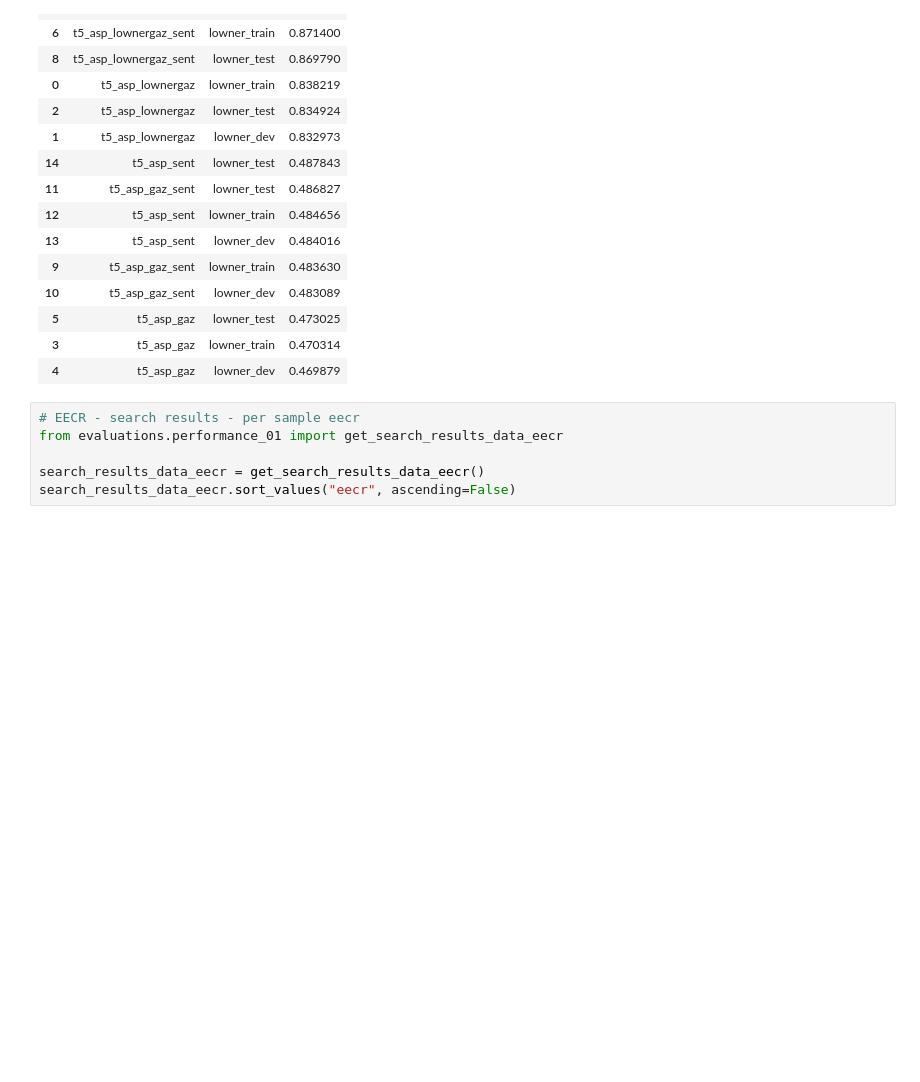
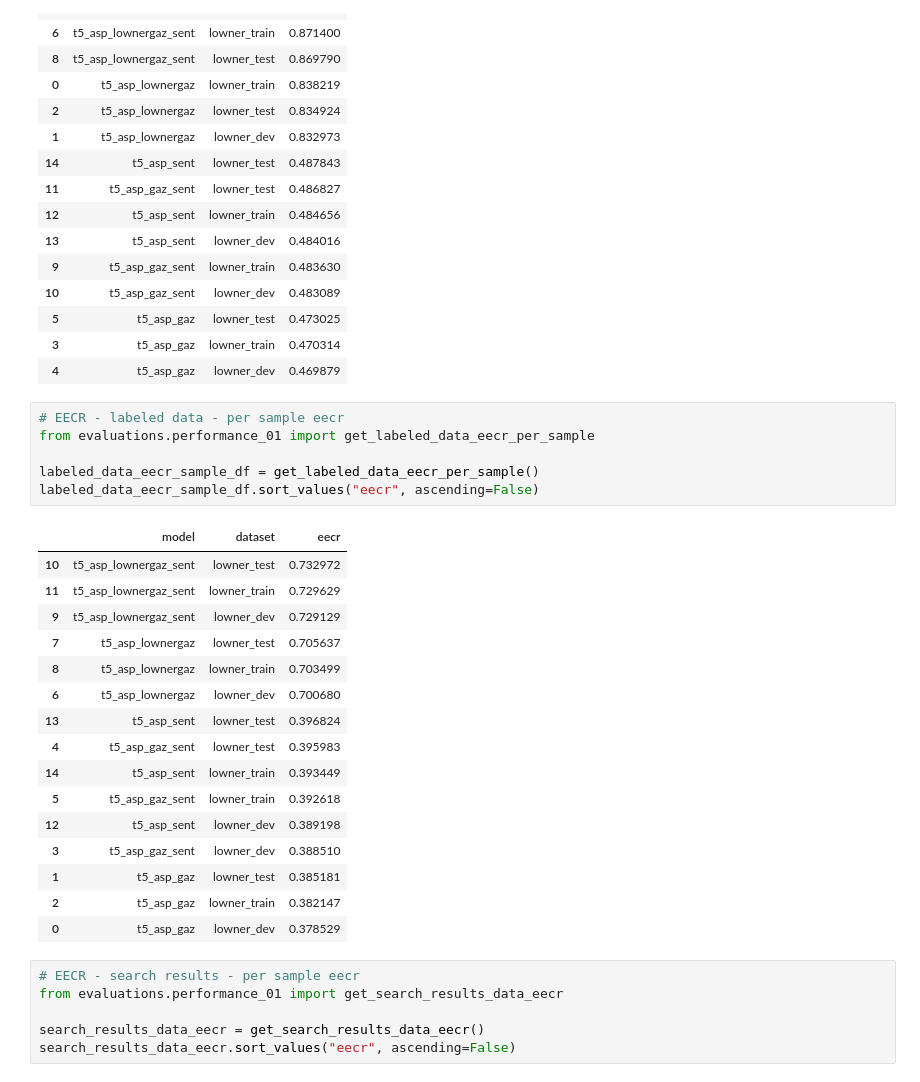
Before and after one commit to roebbert92/thesis, a Jupyter notebook: evaluations/01_performance.ipynb, the cells around one changed output. Drawn from its saved outputs; the diff is of its cells as text; blank space fills up the shorter version.

```diff
--- a/evaluations/01_performance.ipynb
+++ b/evaluations/01_performance.ipynb
@@ -149,6 +151,29 @@ labeled_data_eecr_df.sort_values("eecr", ascending=False)
 | 5 | t5_asp_gaz | lowner_test | 0.473025 |
 | 3 | t5_asp_gaz | lowner_train | 0.470314 |
 | 4 | t5_asp_gaz | lowner_dev | 0.469879 |
+# %%
+# EECR - labeled data - per sample eecr
+from evaluations.performance_01 import get_labeled_data_eecr_per_sample
+
+labeled_data_eecr_sample_df = get_labeled_data_eecr_per_sample()
+labeled_data_eecr_sample_df.sort_values("eecr", ascending=False)
+# %% [output]
+|  | model | dataset | eecr |
+| 10 | t5_asp_lownergaz_sent | lowner_test | 0.732972 |
+| 11 | t5_asp_lownergaz_sent | lowner_train | 0.729629 |
+| 9 | t5_asp_lownergaz_sent | lowner_dev | 0.729129 |
+| 7 | t5_asp_lownergaz | lowner_test | 0.705637 |
+| 8 | t5_asp_lownergaz | lowner_train | 0.703499 |
+| 6 | t5_asp_lownergaz | lowner_dev | 0.700680 |
+| 13 | t5_asp_sent | lowner_test | 0.396824 |
+| 4 | t5_asp_gaz_sent | lowner_test | 0.395983 |
+| 14 | t5_asp_sent | lowner_train | 0.393449 |
+| 5 | t5_asp_gaz_sent | lowner_train | 0.392618 |
+| 12 | t5_asp_sent | lowner_dev | 0.389198 |
+| 3 | t5_asp_gaz_sent | lowner_dev | 0.388510 |
+| 1 | t5_asp_gaz | lowner_test | 0.385181 |
+| 2 | t5_asp_gaz | lowner_train | 0.382147 |
+| 0 | t5_asp_gaz | lowner_dev | 0.378529 |
 # %%
 # EECR - search results - per sample eecr
 from evaluations.performance_01 import get_search_results_data_eecr
```
Also changed, not shown: parts of 5 cells of this notebook, 2 other files.
